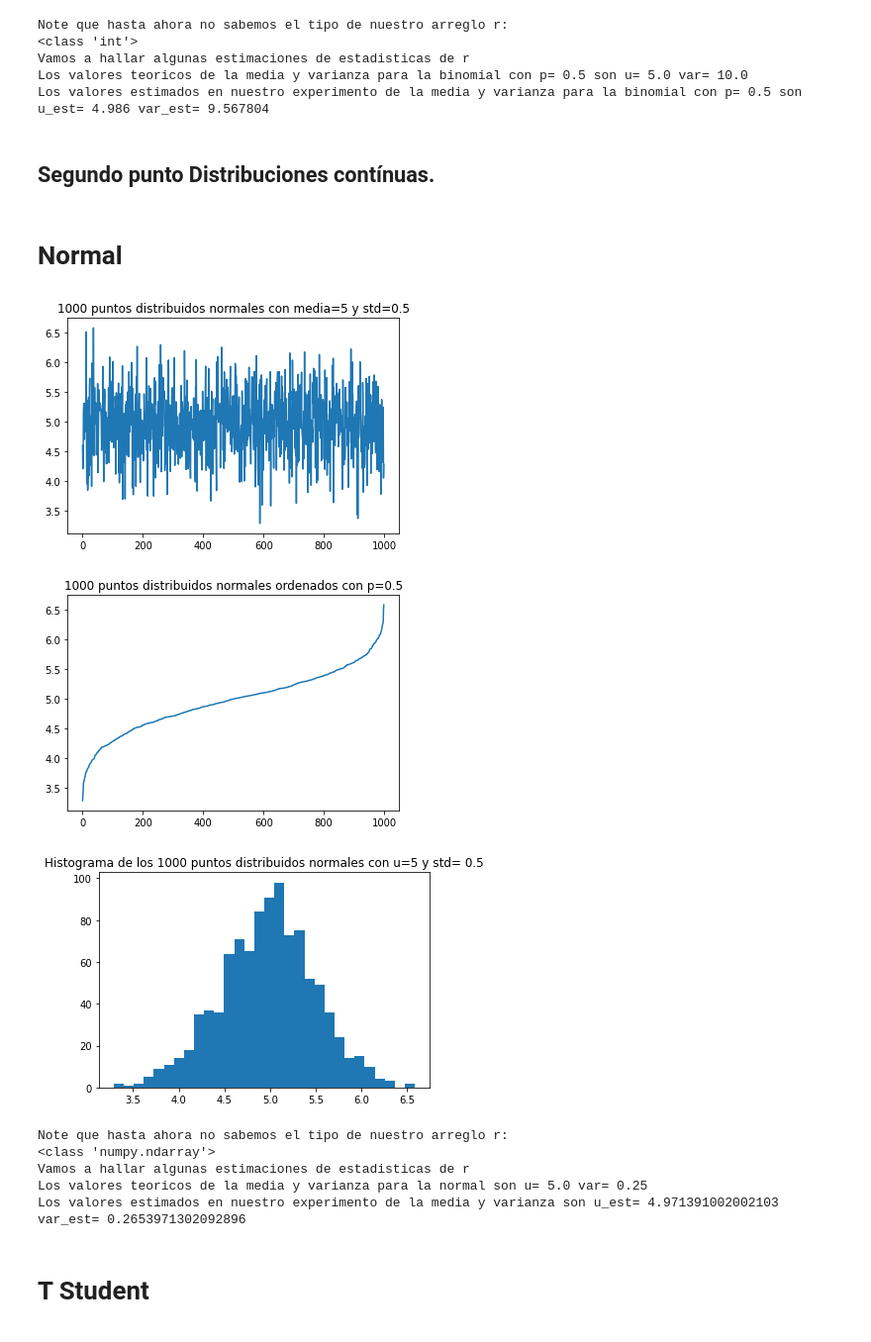
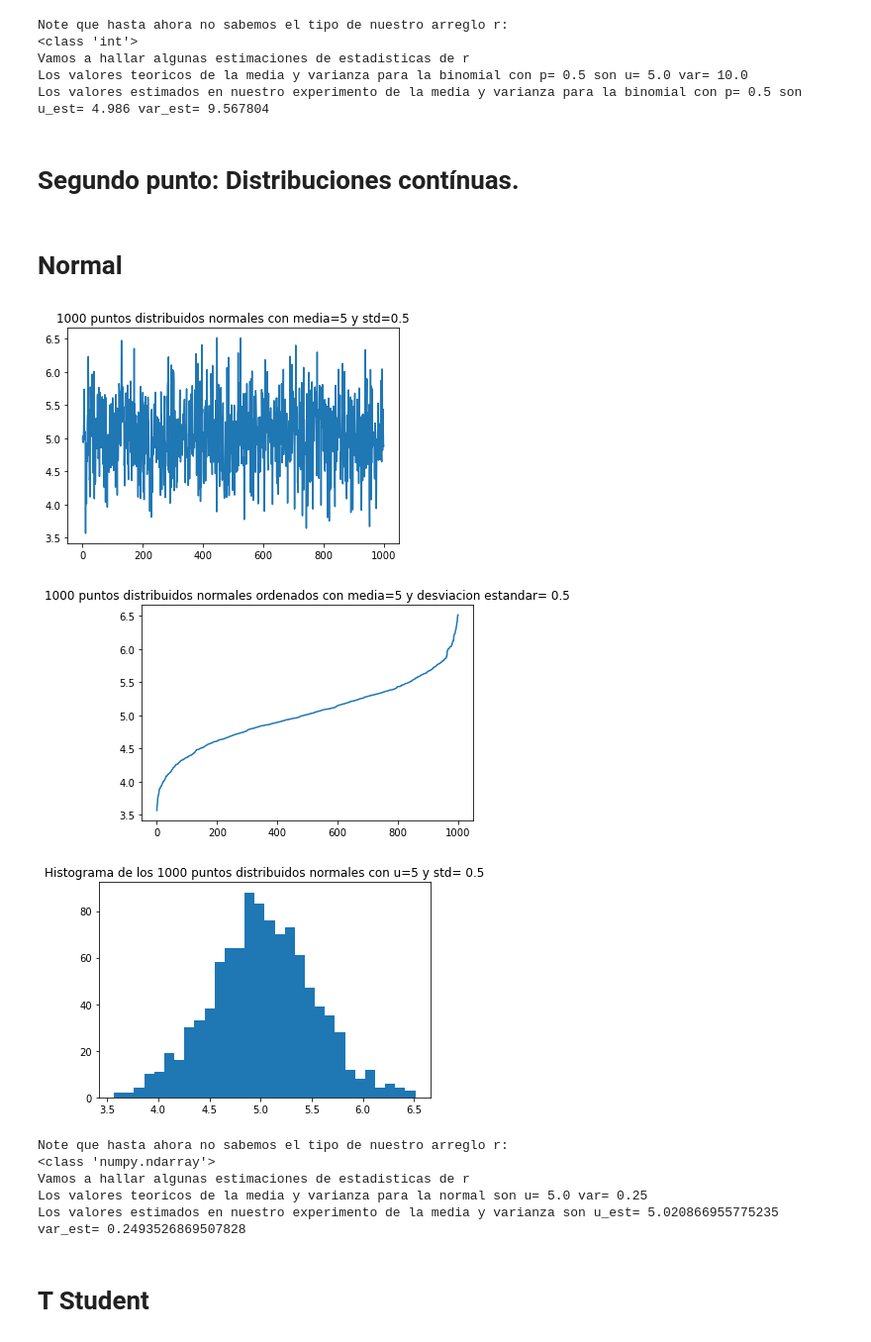
Before and after one commit to MauricioD13/Inteligencia_Artificial, a Jupyter notebook: Tareas/Taller1_Intro_prob.ipynb, the cells around one changed output. Shown at 99% size. Cells and saved outputs as stored; diff of their text form; code cells hidden in the pictures.

```diff
--- a/Tareas/Taller1_Intro_prob.ipynb
+++ b/Tareas/Taller1_Intro_prob.ipynb
@@ -234,7 +235,7 @@ Vamos a hallar algunas estimaciones de estadisticas de r
 Los valores teoricos de la media y varianza para la binomial con p= 0.5 son u= 5.0 var= 10.0
 Los valores estimados en nuestro experimento de la media y varianza para la binomial con p= 0.5 son u_est= 4.986 var_est= 9.567804
 # %% [markdown]
-## Segundo punto Distribuciones contínuas.
+# Segundo punto: Distribuciones contínuas.
 # %%
 #Para todas las simulaciones:
 N=1000
@@ -242,40 +243,44 @@ m=30
 numpy.random.seed(seed=1314926535)#Para fijar una semilla para los experimentos y que los numeros generados siempre sean los mismos en cada corrida completa de este fuente.
 # %% [markdown]
 # Normal
+# %%
+# Normal de media 5 y desviación estandar 0.5
+u=5
+std=0.5
+mean, var, skew, kurt = scipy.stats.norm.stats(moments='mvsk',loc=u,scale=std)
+r = scipy.stats.norm.rvs (loc=u,scale=std, size=N)
+#ver https://docs.scipy.org/doc/scipy-0.14.0/reference/stats.html
+plt.plot(r)
+plt.title(str(N)+" puntos distribuidos normales con media="+str(u)+" y std="+str(std))
+plt.show()
+# %% [output]
+[figure, added]
+# %%
+r.sort()
+plt.plot(r)
+plt.title(str(N)+" puntos distribuidos normales ordenados con media="+str(u)+" y desviacion estandar= "+str(std))
+plt.show()
+# %% [output]
+[figure, added]
 # %%
-# Normal de media 5 y desviación estandar 0.5
-u=5
-std=0.5
-mean, var, skew, kurt = scipy.stats.norm.stats(moments='mvsk',loc=u,scale=std)
-r = scipy.stats.norm.rvs (loc=u,scale=std, size=N)
-#ver https://docs.scipy.org/doc/scipy-0.14.0/reference/stats.html
-plt.plot(r)
-plt.title(str(N)+" puntos distribuidos normales con media="+str(u)+" y std="+str(std))
-plt.show()
-r.sort()
-plt.plot(r)
-plt.title(str(N)+" puntos distribuidos normales ordenados con p="+str(p))
-plt.show()
 plt.hist(r, bins = m)
 plt.title("Histograma de los "+str(N)+" puntos distribuidos normales con u="+str(u)+ " y std= "+str(std))
 plt.show()
 print("Note que hasta ahora no sabemos el tipo de nuestro arreglo r:")
 print(type(r))
 print("Vamos a hallar algunas estimaciones de estadisticas de r")
 # ver https://numpy.org/doc/stable/reference/routines.statistics.html
 avg=r.mean()
 varest=r.var()
 print("Los valores teoricos de la media y varianza para la normal son u=" ,mean,"var=",var)
 print("Los valores estimados en nuestro experimento de la media y varianza son u_est=" ,avg,"var_est=",varest)
 # %% [output]
-[figure, old version]
+[figure, new version]
-[figure, removed]
-[figure, removed]
 Note que hasta ahora no sabemos el tipo de nuestro arreglo r:
 <class 'numpy.ndarray'>
 Vamos a hallar algunas estimaciones de estadisticas de r
 Los valores teoricos de la media y varianza para la normal son u= 5.0 var= 0.25
-Los valores estimados en nuestro experimento de la media y varianza son u_est= 4.971391002002103 var_est= 0.2653971302092896
+Los valores estimados en nuestro experimento de la media y varianza son u_est= 5.020866955775235 var_est= 0.2493526869507828
 # %%
 # Uniforme entre 0 y 255
 # %% [markdown]
```
Also changed, not shown: parts of 14 cells of this notebook, 4 other files.
